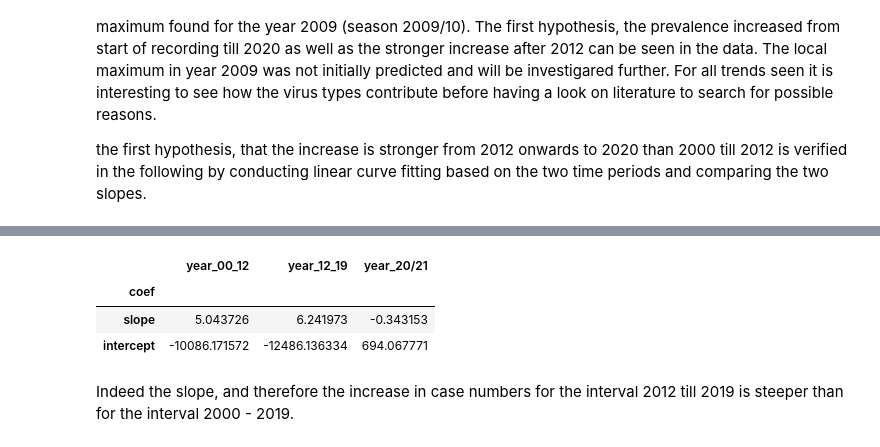
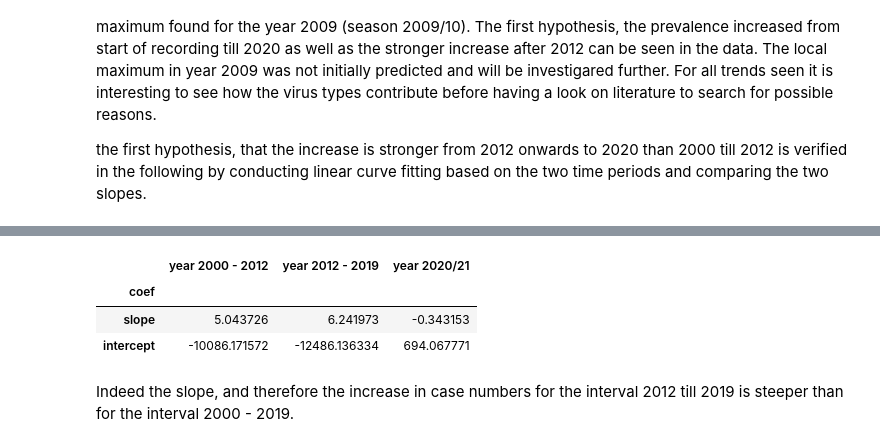
Before and after one commit to ChiaraBecht/programming_1_influenza, a Jupyter notebook: analysis/Final_assignment_Data_Analysis.ipynb, the cells around one changed output, grey strips where cells are left out. Saved outputs shown, nothing was run; the diff lists cells and outputs as text; code cells hidden in the pictures.

```diff
--- a/analysis/Final_assignment_Data_Analysis.ipynb
+++ b/analysis/Final_assignment_Data_Analysis.ipynb
@@ -288,12 +288,12 @@ show(p3)
 [interactive output not drawn]
 [interactive output not drawn]
 # %%
-slopes_dict = {'coef': ['slope', 'intercept'], 'year_00_12': coef1, 'year_12_19': coef2, 'year_20/21': coef3}
+slopes_dict = {'coef': ['slope', 'intercept'], 'year 2000 - 2012': coef1, 'year 2012 - 2019': coef2, 'year 2020/21': coef3}
 slopes = pd.DataFrame(slopes_dict)
 slopes.set_index('coef', inplace = True)
 slopes
 # %% [output]
-|  | year_00_12 | year_12_19 | year_20/21 |
+|  | year 2000 - 2012 | year 2012 - 2019 | year 2020/21 |
 | coef |  |  |  |
 | slope | 5.043726 | 6.241973 | -0.343153 |
 | intercept | -10086.171572 | -12486.136334 | 694.067771 |
```
Also changed, not shown: parts of 23 cells of this notebook.
